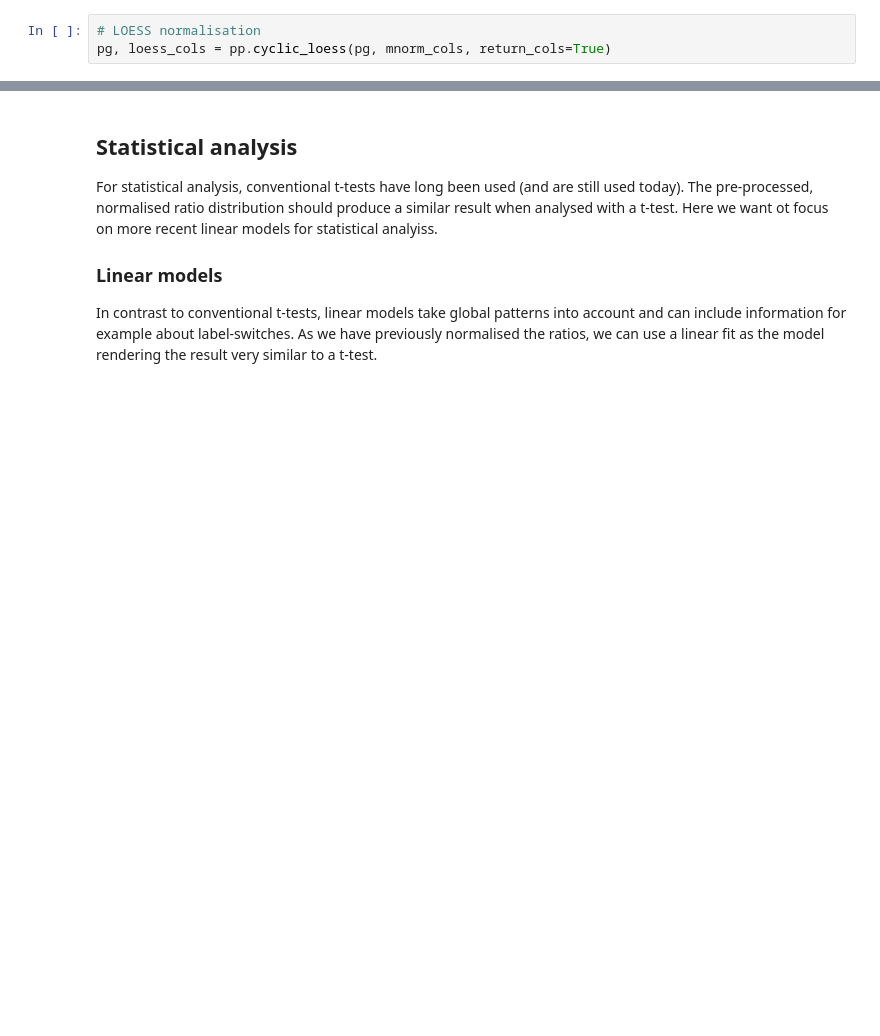
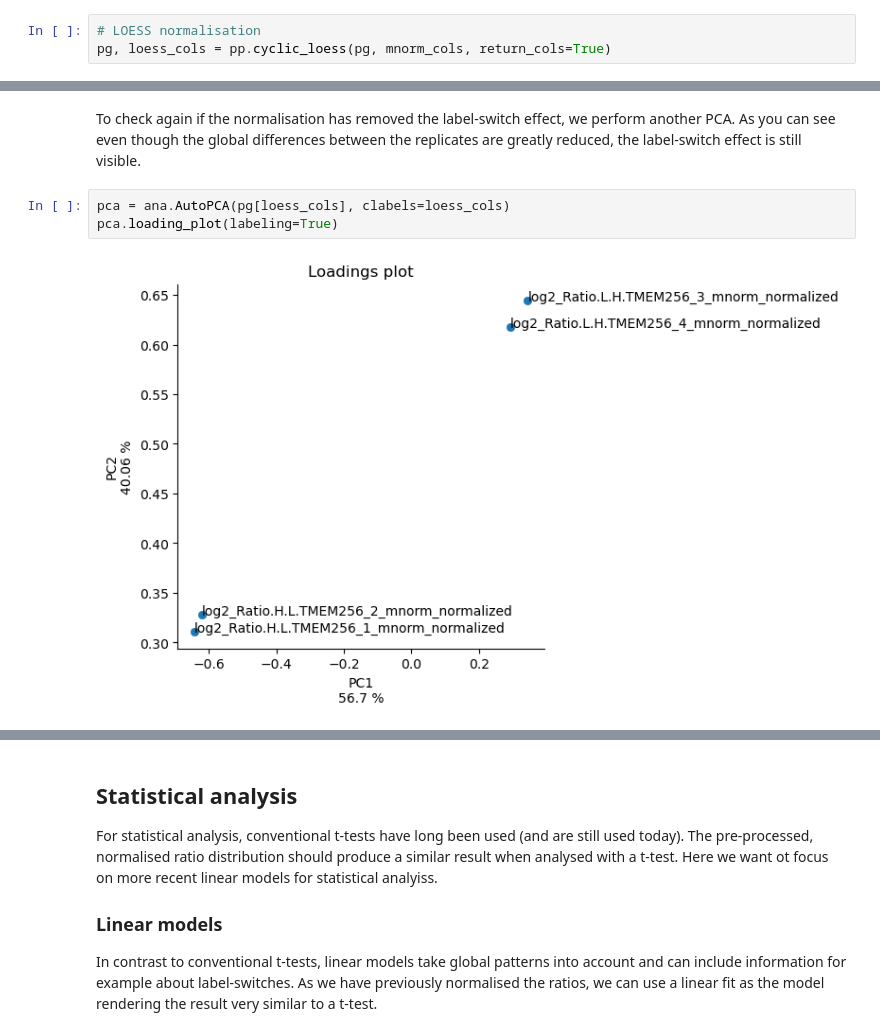
Before and after one commit to ag-warscheid/MitochondrialInteractomeChapter, a Jupyter notebook: 01_ap-ms.ipynb, the cells around one changed output, grey strips where cells are left out. Cells and saved outputs as stored; diff of their text form; blank space fills up the shorter version.

```diff
--- a/01_ap-ms.ipynb
+++ b/01_ap-ms.ipynb
@@ -168,3 +184,11 @@ plt.savefig("apms_fig3.pdf")
 plt.show()
 # %% [output]
 [figure]
+# %% [markdown]
+To check again if the normalisation has removed the label-switch effect, we perform another PCA.
+As you can see even though the global differences between the replicates are greatly reduced, the label-switch effect is still visible.
+# %%
+pca = ana.AutoPCA(pg[loess_cols], clabels=loess_cols)
+pca.loading_plot(labeling=True)
+# %% [output]
+[figure, added]
```
Also changed, not shown: parts of 11 cells of this notebook, 11 other files.
